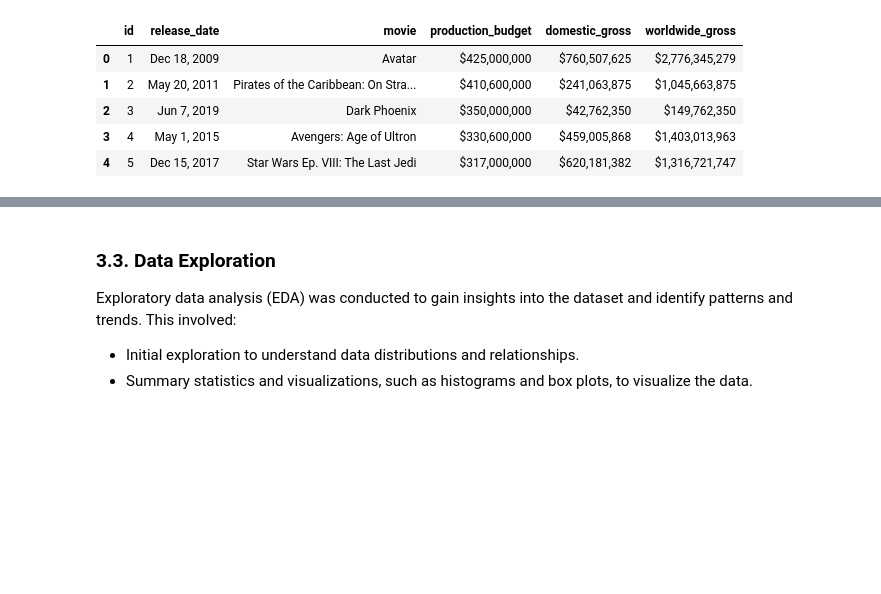
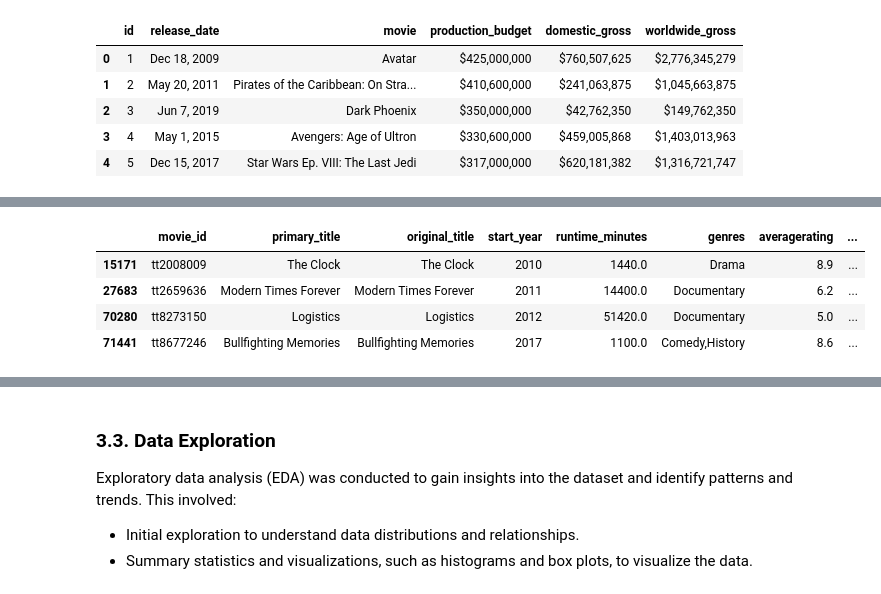
Before and after one commit to George-Chira/phase-one-project, a Jupyter notebook: Project.ipynb, the cells around one changed output, grey strips where cells are left out. Saved outputs shown, nothing was run; the diff lists cells and outputs as text; code cells hidden in the pictures; blank space fills up the shorter version.

Commit message:
completed standardization - budgets, dates, columns

```diff
--- a/Project.ipynb
+++ b/Project.ipynb
@@ -230,0 +318,10 @@ dtype: int64
+# %%
+#checking the number of outliers in the runtime_minutes column
+outliers = imdb_data[imdb_data['runtime_minutes'] > 1000]
+outliers.head()
+# %% [output]
+|  | movie_id | primary_title | original_title | start_year | runtime_minutes | genres | averagerating | ... |
+| 15171 | tt2008009 | The Clock | The Clock | 2010 | 1440.0 | Drama | 8.9 | ... |
+| 27683 | tt2659636 | Modern Times Forever | Modern Times Forever | 2011 | 14400.0 | Documentary | 6.2 | ... |
+| 70280 | tt8273150 | Logistics | Logistics | 2012 | 51420.0 | Documentary | 5.0 | ... |
+| 71441 | tt8677246 | Bullfighting Memories | Bullfighting Memories | 2017 | 1100.0 | Comedy,History | 8.6 | ... |
```
Also changed, not shown: parts of 24 cells of this notebook.
